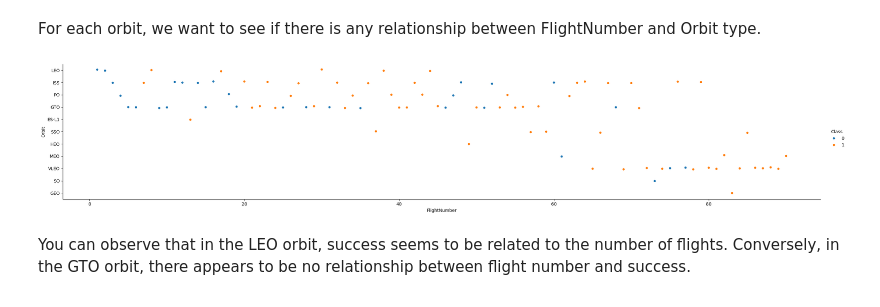
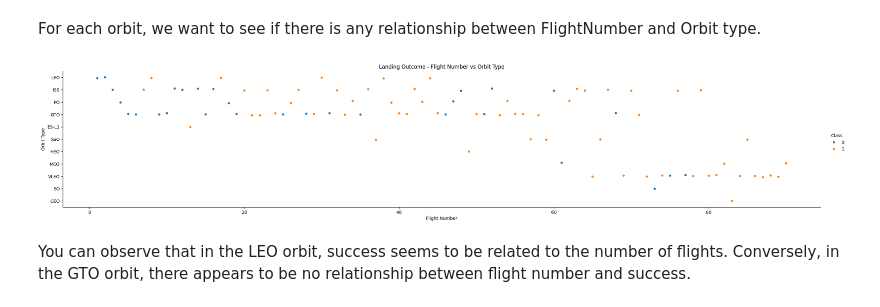
Before and after one commit to nunoist1000/IBM-Data-Science-Capstone, a Jupyter notebook: 05. edadataviz.ipynb, the cells around one changed output. Cells and saved outputs as stored; diff of their text form; code cells hidden in the pictures.

```diff
--- a/05. edadataviz.ipynb
+++ b/05. edadataviz.ipynb
@@ -137,9 +149,12 @@ For each orbit, we want to see if there is any relationship between FlightNumber
 # %%
 # Plot a scatter point chart with x axis to be FlightNumber and y axis to be the Orbit, and hue to be the class value
 sns.catplot(x="FlightNumber",y="Orbit",  hue="Class", data=df, aspect = 5)
+plt.xlabel("Flight Number",fontsize=10)
+plt.ylabel("Orbit Type",fontsize=10)
+plt.title("Landing Outcome - Flight Number vs Orbit Type")
 plt.show()
 # %% [output]
-[figure, old version]
+[figure, new version]
 # %% [markdown]
 You can observe that in the LEO orbit, success seems to be related to the number of flights. Conversely, in the GTO orbit, there appears to be no relationship between flight number and success.
 # %% [markdown]
```
Also changed, not shown: parts of 5 cells of this notebook.
